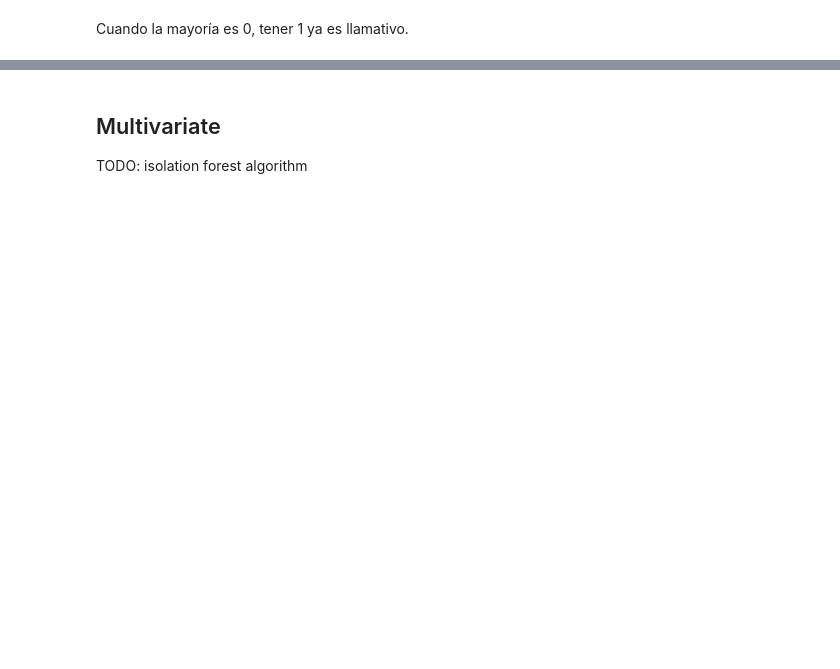
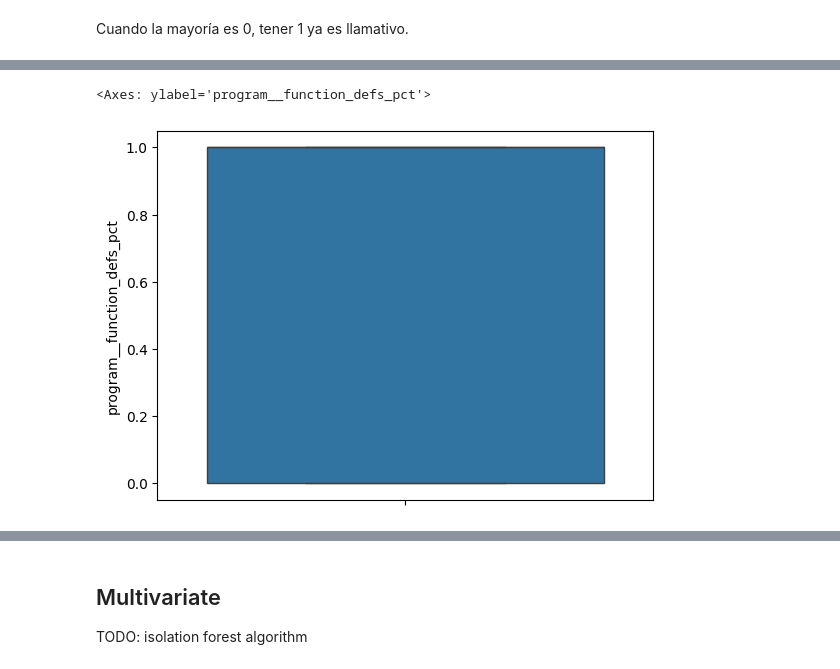
Before and after one commit to UO284262/PythonSourceCodeAnalysis, a Jupyter notebook: notebooks/01_programs.ipynb, the cells around one changed output, grey strips where cells are left out. Drawn from its saved outputs; the diff is of its cells as text; code cells hidden in the pictures; blank space fills up the shorter version.

```diff
--- a/notebooks/01_programs.ipynb
+++ b/notebooks/01_programs.ipynb
@@ -400,0 +494,5 @@ Cuando la mayoría es 0, tener 1 ya es llamativo.
+# %%
+sns.boxplot(X['program__function_defs_pct'])
+# %% [output]
+<Axes: ylabel='program__function_defs_pct'>
+[figure, added]
```
Also changed, not shown: parts of 31 cells of this notebook.
